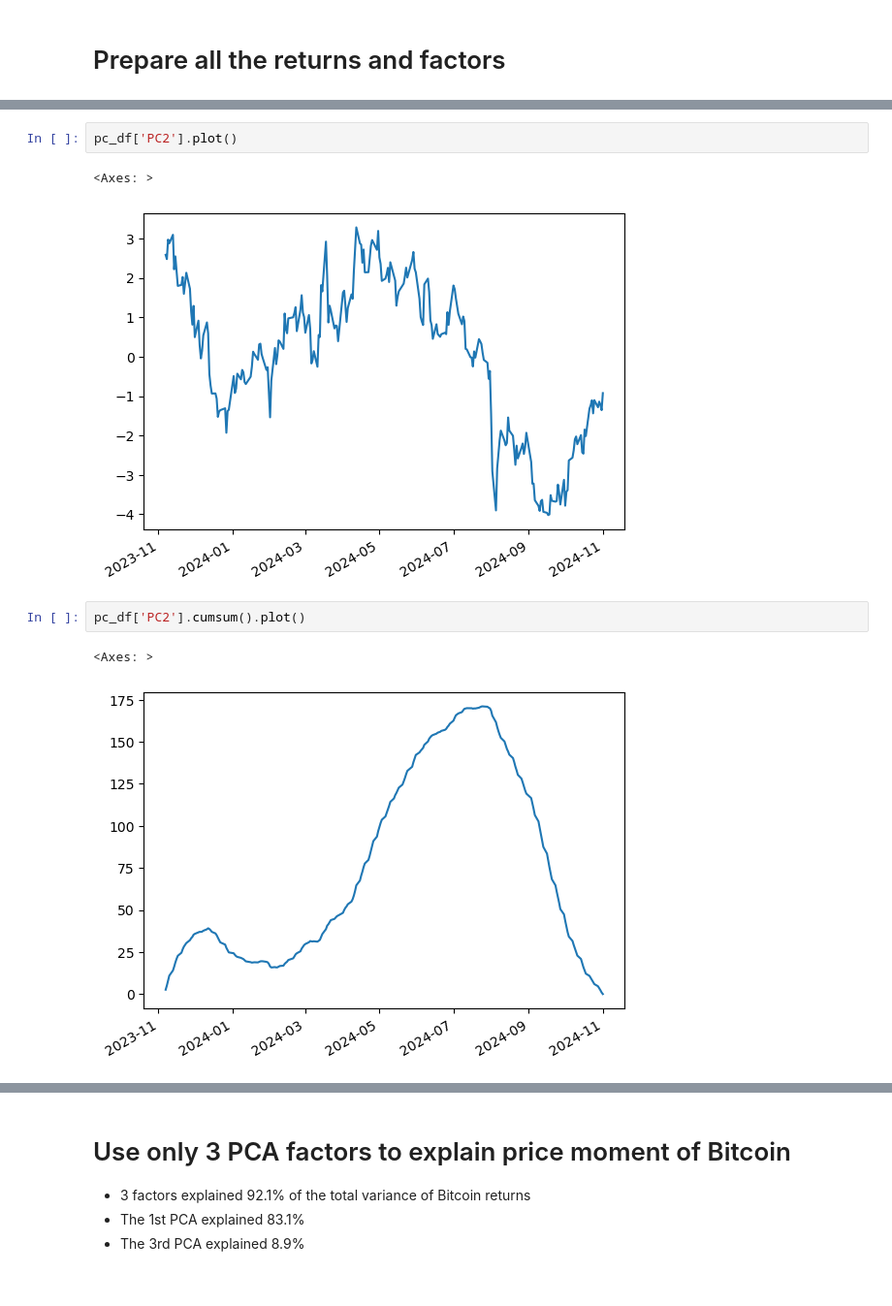
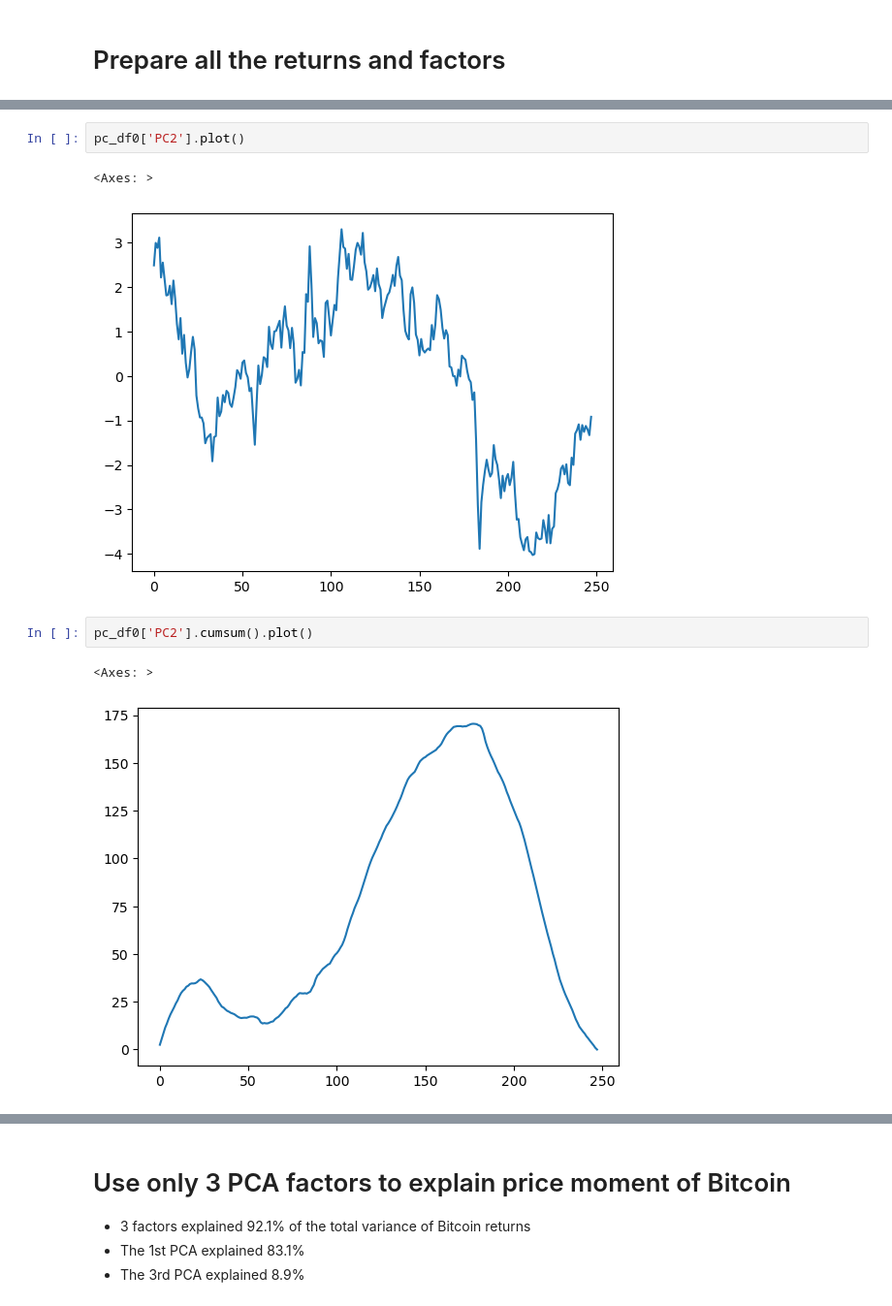
Before and after one commit to zkvn/crypto-factor-model, a Jupyter notebook: Factor Analysis.ipynb, the cells around one changed output, grey strips where cells are left out. Shown: that part at 97% size. Cells and saved outputs as stored; diff of their text form.

```diff
--- a/Factor Analysis.ipynb
+++ b/Factor Analysis.ipynb
@@ -48,11 +48,11 @@ pc_df['PC1'].cumsum().plot()
 # %%
-pc_df['PC2'].plot()
+pc_df0['PC2'].plot()
 # %% [output]
 <Axes: >
-[figure, old version]
+[figure, new version]
 # %%
-pc_df['PC2'].cumsum().plot()
+pc_df0['PC2'].cumsum().plot()
 # %% [output]
 <Axes: >
-[figure, old version]
+[figure, new version]
 # %%
```
Also changed, not shown: parts of 14 cells of this notebook.
